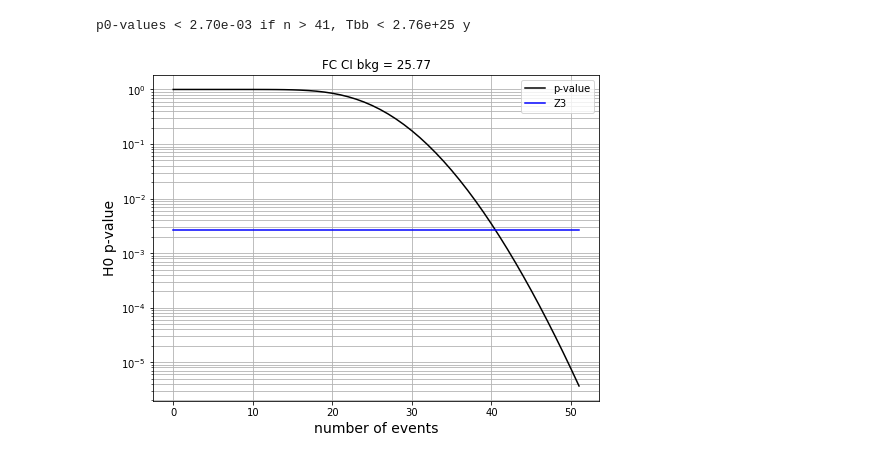
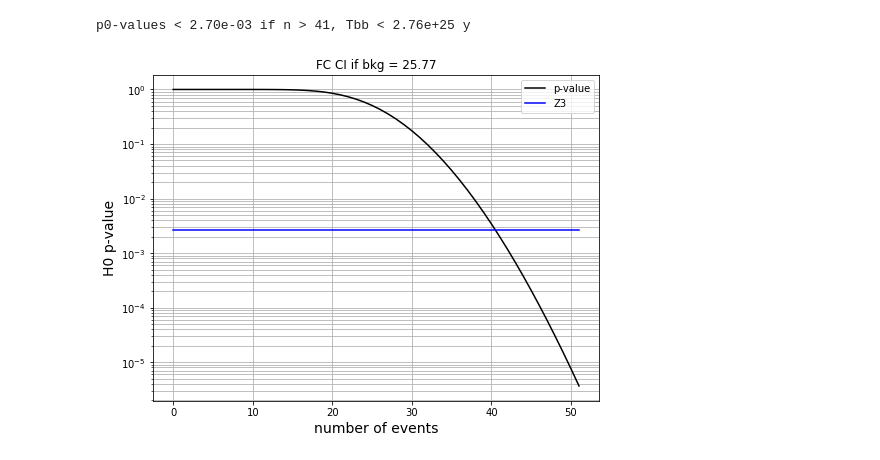
Before and after one commit to jahernando/USC-Fanal-v2, a Jupyter notebook: notebooks/guide/fanal_signal_countexp.ipynb, the cells around one changed output. Saved outputs shown, nothing was run; the diff lists cells and outputs as text; code cells hidden in the pictures.

```diff
--- a/notebooks/guide/fanal_signal_countexp.ipynb
+++ b/notebooks/guide/fanal_signal_countexp.ipynb
@@ -202,10 +214,10 @@ p0-values < 2.70e-03 if n > 41, Tbb < 2.76e+25 y
 # %%
 pltext.canvas(1, 1, 6, 8)
 p0 = stats.poisson.sf(ns, nbkg)
 plt.plot(ns, p0, label = 'p-value')
 plt.plot(ns, Z3 * np.ones(len(ns)), label = 'Z3')
-plt.title('FC CI bkg = {:4.2f}'.format(nbkg));
+plt.title('FC CI if bkg = {:4.2f}'.format(nbkg));
 plt.xlabel('number of events', fontsize = 14); plt.ylabel(r'H0 p-value', fontsize = 14);
 plt.yscale('log'); plt.grid(which = 'both'); plt.legend();
 # %% [output]
-[figure, old version]
+[figure, new version]
```
Also changed, not shown: parts of 5 cells of this notebook, 6 other files.
